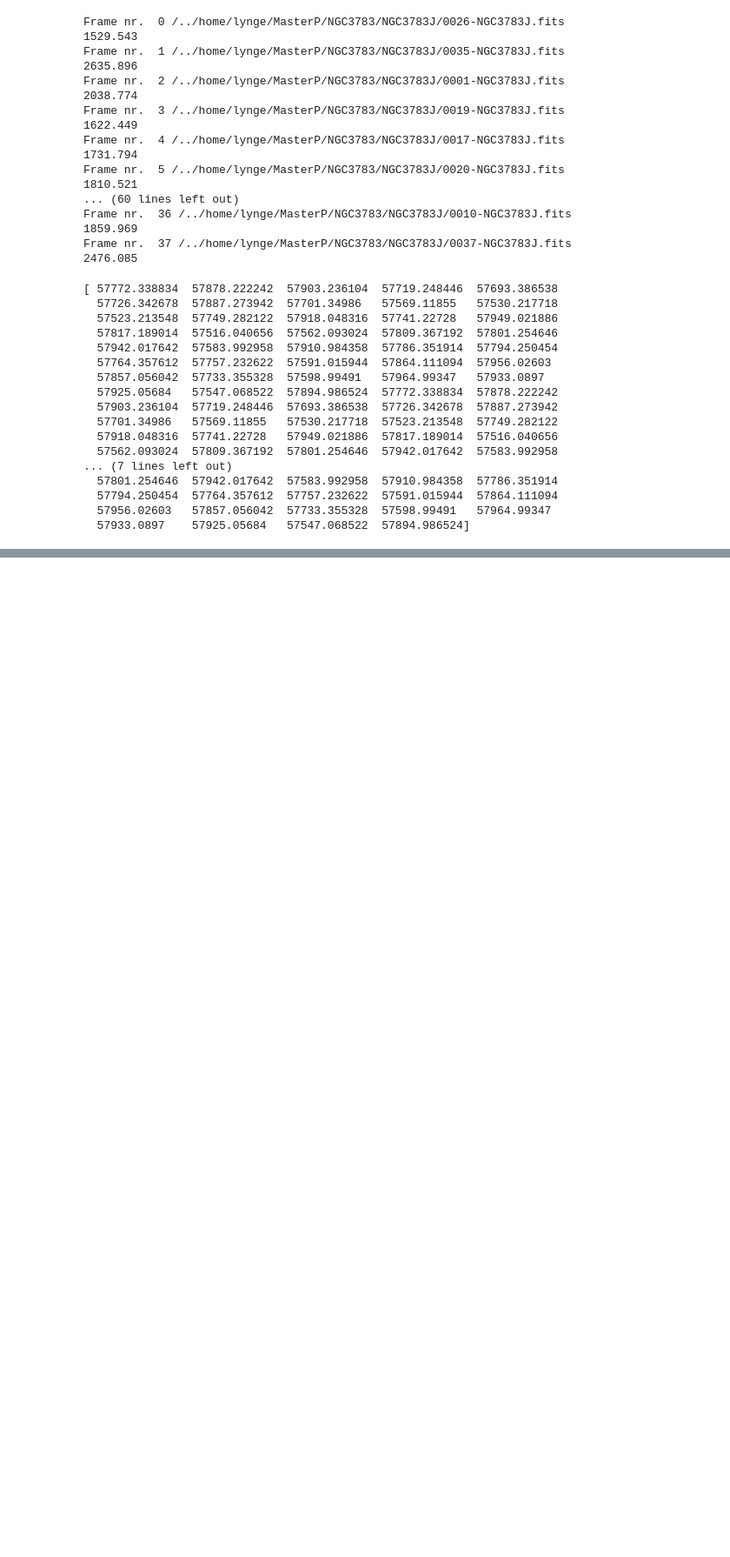
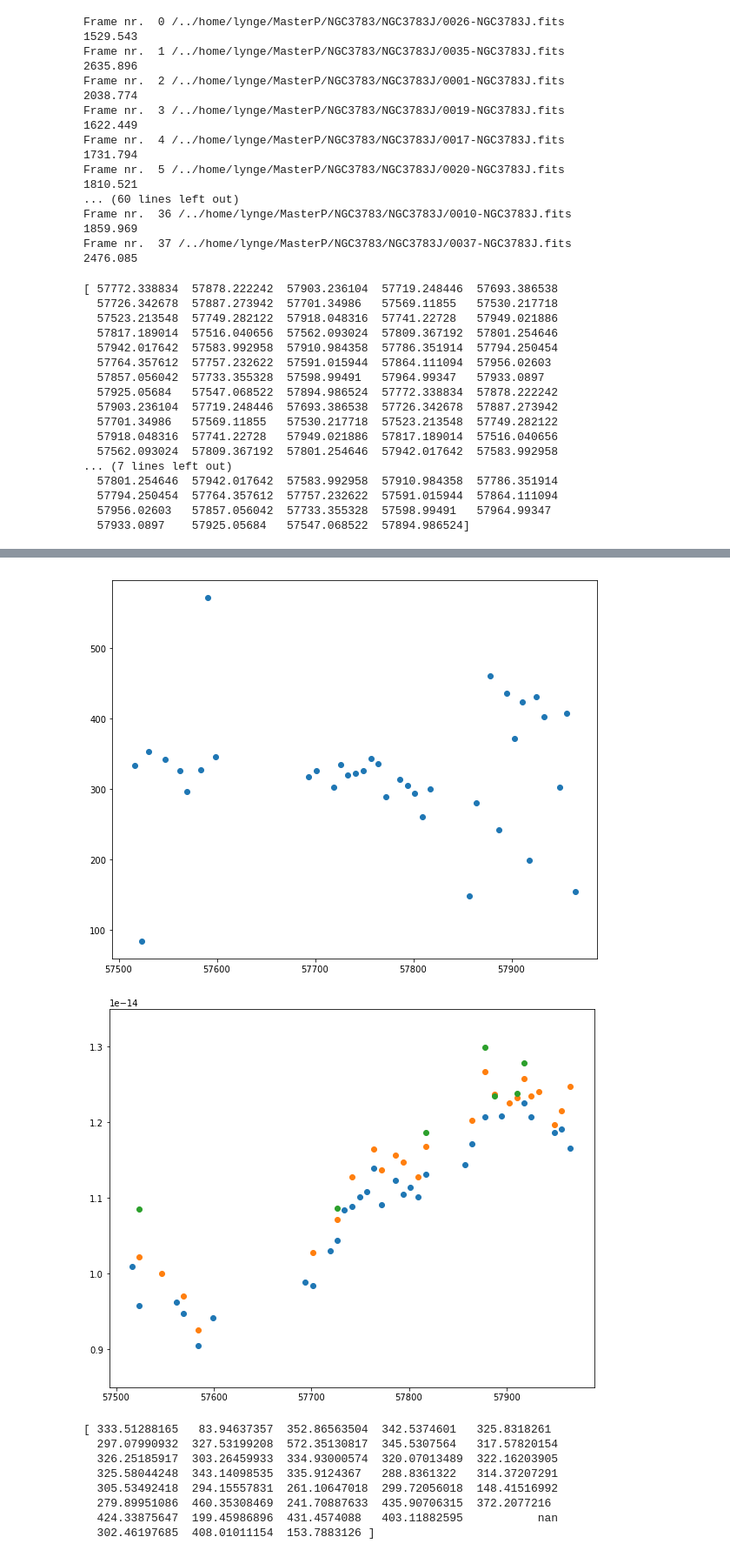
Before and after one commit to LyngeLauritsen/AGNlight, a Jupyter notebook: MasterP/NGC3783/NGC3783J-FLUX-CALIBRATION.ipynb, the cells around one changed output, grey strips where cells are left out. Shown at 87% size. Cells and saved outputs as stored; diff of their text form; code cells hidden in the pictures; blank space fills up the shorter version.

```diff
--- a/MasterP/NGC3783/NGC3783J-FLUX-CALIBRATION.ipynb
+++ b/MasterP/NGC3783/NGC3783J-FLUX-CALIBRATION.ipynb
@@ -553,0 +597,24 @@ print comp_array[:,4]
+# %%
+plt.figure(figsize=(10,8))
+plt.scatter(comp_array[:,0],comp_array[:,4])
+plt.show()
+
+plt.figure(figsize=(10,8))
+plt.scatter(comp_array[:,0],comp_array[:,1])
+plt.scatter(comp_array[:,0],comp_array[:,2])
+plt.scatter(comp_array[:,0],comp_array[:,3])
+plt.ylim([8.5*10**(-15),1.35*10**(-14)])
+plt.show()
+
+print comp_array[:,4]
+# %% [output]
+[figure, added]
+[figure, added]
+[ 333.51288165   83.94637357  352.86563504  342.5374601   325.8318261
+  297.07990932  327.53199208  572.35130817  345.5307564   317.57820154
+  326.25185917  303.26459933  334.93000574  320.07013489  322.16203905
+  325.58044248  343.14098535  335.9124367   288.8361322   314.37207291
+  305.53492418  294.15557831  261.10647018  299.72056018  148.41516992
+  279.89951086  460.35308469  241.70887633  435.90706315  372.2077216
+  424.33875647  199.45986896  431.4574088   403.11882595           nan
+  302.46197685  408.01011154  153.7883126 ]
```
Also changed, not shown: parts of 9 cells of this notebook, 20 other files.
